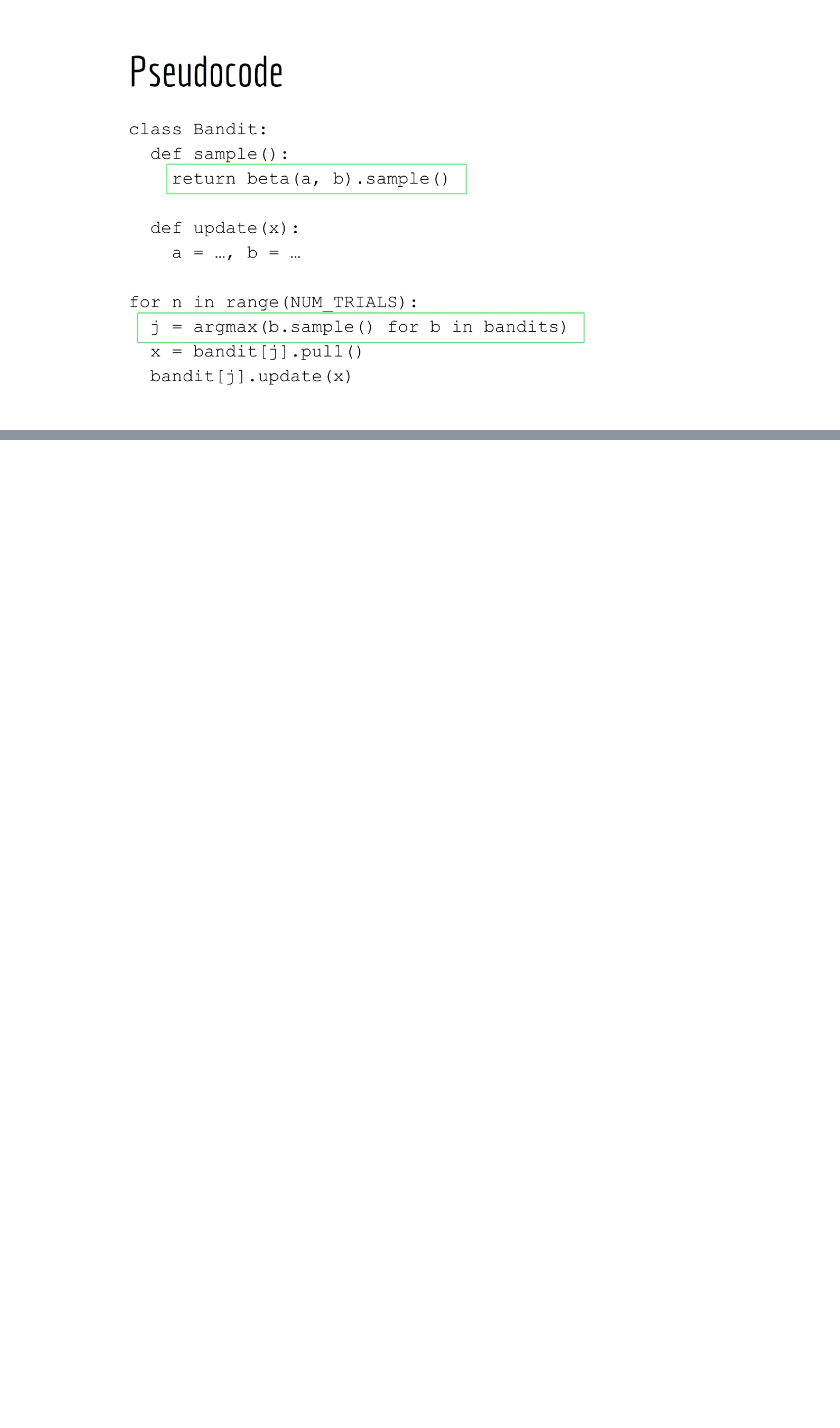
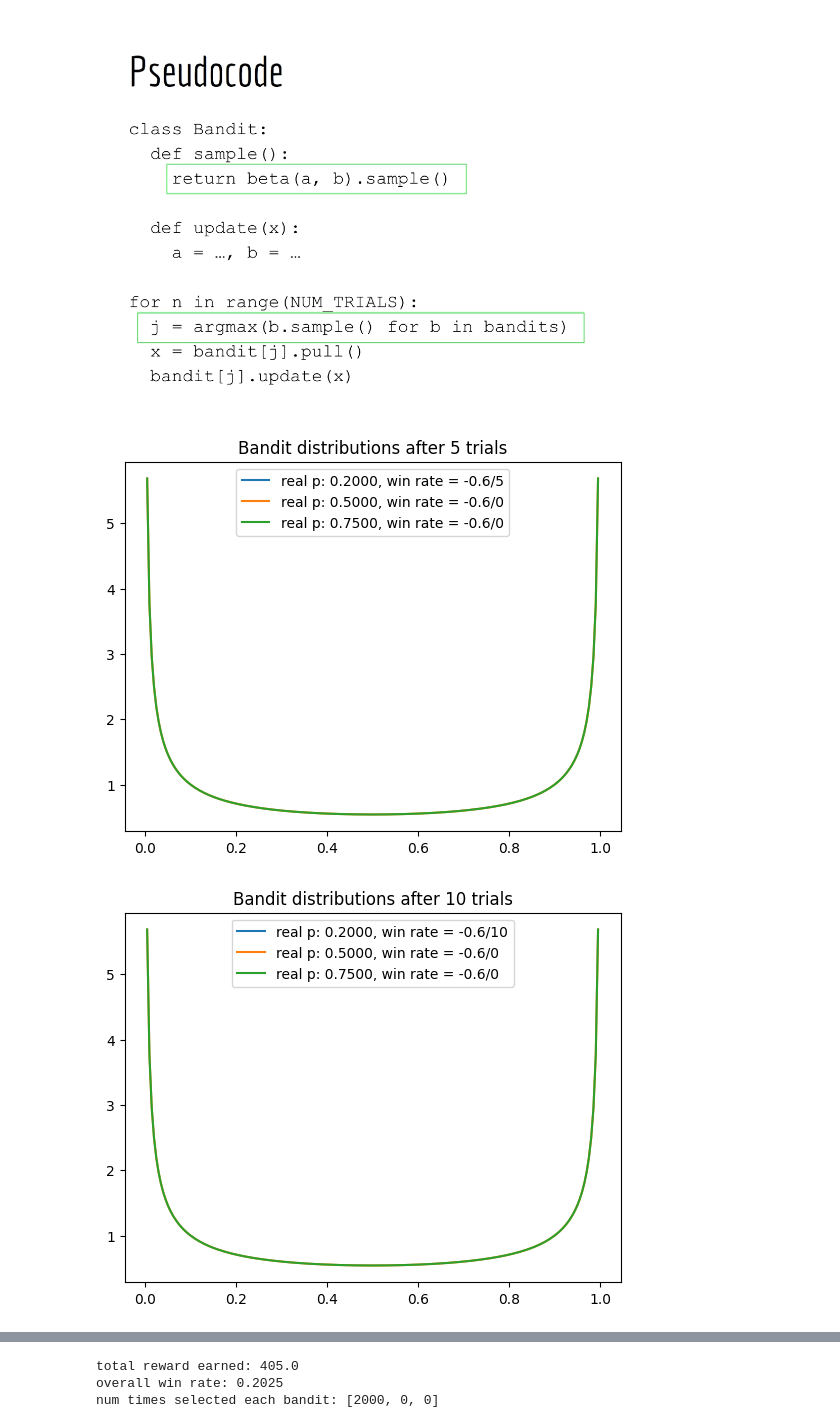
Before and after one commit to JonasHagstrom79/Reinforced-Learning, a Jupyter notebook: Bayesian_starter.ipynb, the cells around one changed output, grey strips where cells are left out. Cells and saved outputs as stored; diff of their text form; code cells hidden in the pictures; blank space fills up the shorter version.

```diff
--- a/Bayesian_starter.ipynb
+++ b/Bayesian_starter.ipynb
@@ -3,6 +3,7 @@
 # %%
 from __future__ import print_function, division
 from builtins import range
+from numpy import argmax
 # Note: you may need to update your version of future
 # sudo pip install -U future
 
@@ -20,19 +21,19 @@ BANDIT_PROBABILITIES = [0.2, 0.5, 0.75]
 class Bandit:
   def __init__(self, p):
     self.p = p
-    self.a = # TODO
-    self.b = # TODO
+    self.a = 0.4 # TODO Parameters of beta-distrubution
+    self.b = 0.4 # TODO
     self.N = 0 # for information only
 
   def pull(self):
     return np.random.random() < self.p
 
   def sample(self):
-    return # TODO - draw a sample from Beta(a, b)
+    return beta(a, b).sample()# TODO - draw a sample from Beta(a, b)
 
   def update(self, x):
-    self.a = # TODO
-    self.b = # TODO
+    self.a = x+0.4 # TODO
+    self.b = x-0.4 # TODO
     self.N += 1
 
 
@@ -48,31 +49,34 @@ def plot(bandits, trial):
 
 def experiment():
   bandits = [Bandit(p) for p in BANDIT_PROBABILITIES]
 
   sample_points = [5,10,20,50,100,200,500,1000,1500,1999]
   rewards = np.zeros(NUM_TRIALS)
   for i in range(NUM_TRIALS):
     # Thompson sampling
-    j = # TODO
+    j = argmax(b.sample() for b in bandits)# TODO
 
     # plot the posteriors
     if i in sample_points:
       plot(bandits, i)
 
     # pull the arm for the bandit with the largest sample
     x = bandits[j].pull()
 
     # update rewards
     rewards[i] = x
 
     # update the distribution for the bandit whose arm we just pulled
     bandits[j].update(x)
 
   # print total reward
   print("total reward earned:", rewards.sum())
   print("overall win rate:", rewards.sum() / NUM_TRIALS)
   print("num times selected each bandit:", [b.N for b in bandits])
 
 
 if __name__ == "__main__":
   experiment()
+# %% [output]
+[figure, added]
+[figure, added]
@@ -78,0 +91,3 @@ if __name__ == "__main__":
+total reward earned: 405.0
+overall win rate: 0.2025
+num times selected each bandit: [2000, 0, 0]
```
Also changed, not shown: parts of 1 cell of this notebook.
